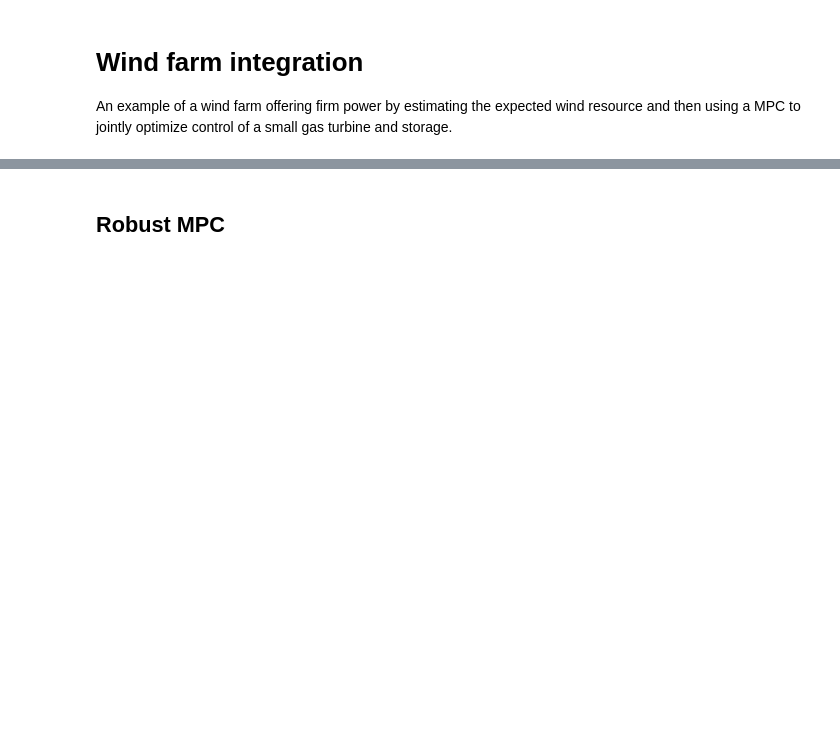
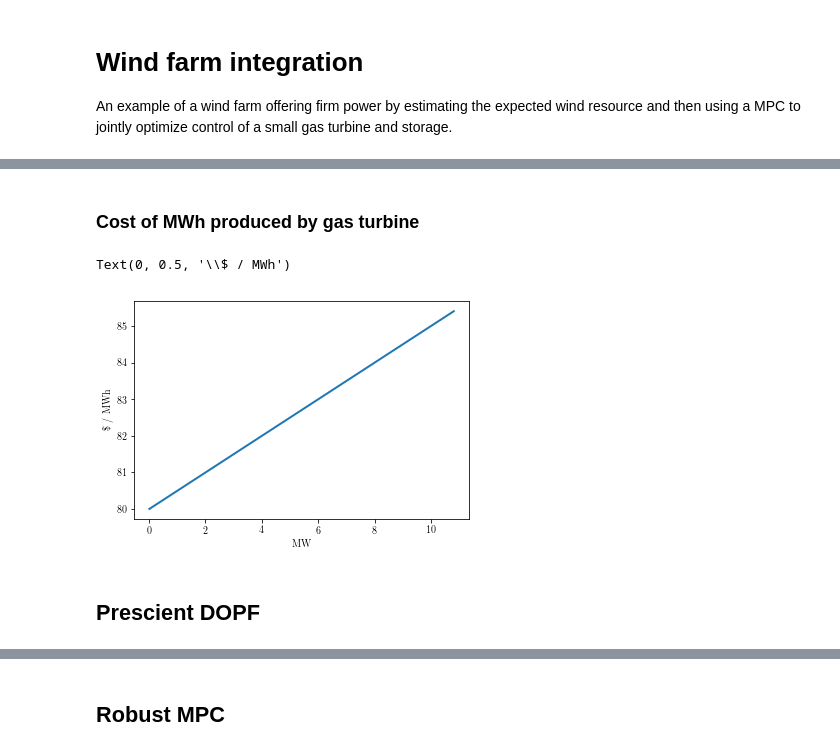
Before and after one commit to cvxgrp/cvxpower, a Jupyter notebook: examples/windfarm.ipynb, the cells around one changed output, grey strips where cells are left out. Cells and saved outputs as stored; diff of their text form; code cells hidden in the pictures; blank space fills up the shorter version.

```diff
--- a/examples/windfarm.ipynb
+++ b/examples/windfarm.ipynb
@@ -11,7 +11,18 @@ import numpy as np
 import cvxpy as cvx
 from matplotlib import pyplot as plt
 
-from dem import *
+# import local copy of cvxpower
+import os
+import sys
+sys.path.insert(0, os.path.abspath('../'))
+from cvxpower import *
 
 matplotlib.rc("figure", figsize=(16,6))
 matplotlib.rc("lines", linewidth=2)
+#matplotlib.rc("font", serif='Computer Modern Roman')
+matplotlib.rcParams['mathtext.fontset'] = 'cm'
+matplotlib.rc('font', **{'family': 'serif', 'serif': ['Computer Modern']})
+matplotlib.rc('text', usetex=True)
+
+graphdir = './'
+figsize=(8,5)
@@ -57,0 +99,15 @@ plt.ylim([0,16])
+# %% [markdown]
+### Cost of MWh produced by gas turbine
+# %%
+def cost_per_unit(power):
+    return (gas_alpha * power**2 + gas_beta * power)/power
+
+x = np.arange(gas_power_min, gas_power_max, gas_power_max/10)
+plt.plot(x, cost_per_unit(x))
+plt.xlabel('MW')
+plt.ylabel('\$ / MWh')
+# %% [output]
+Text(0, 0.5, '\\$ / MWh')
+[figure, added]
+# %% [markdown]
+## Prescient DOPF
```
Also changed, not shown: parts of 39 cells of this notebook, 1 other file.
